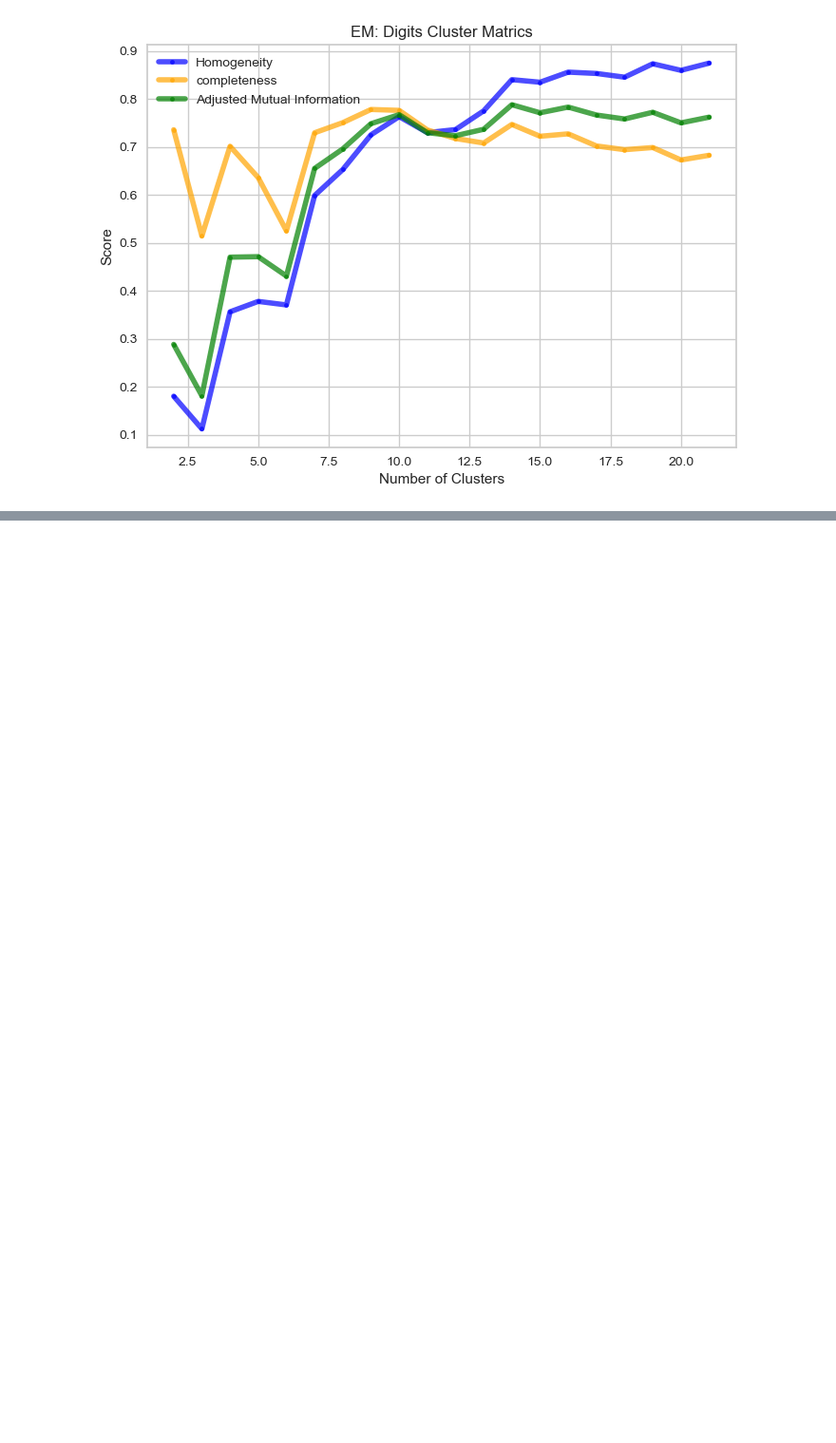
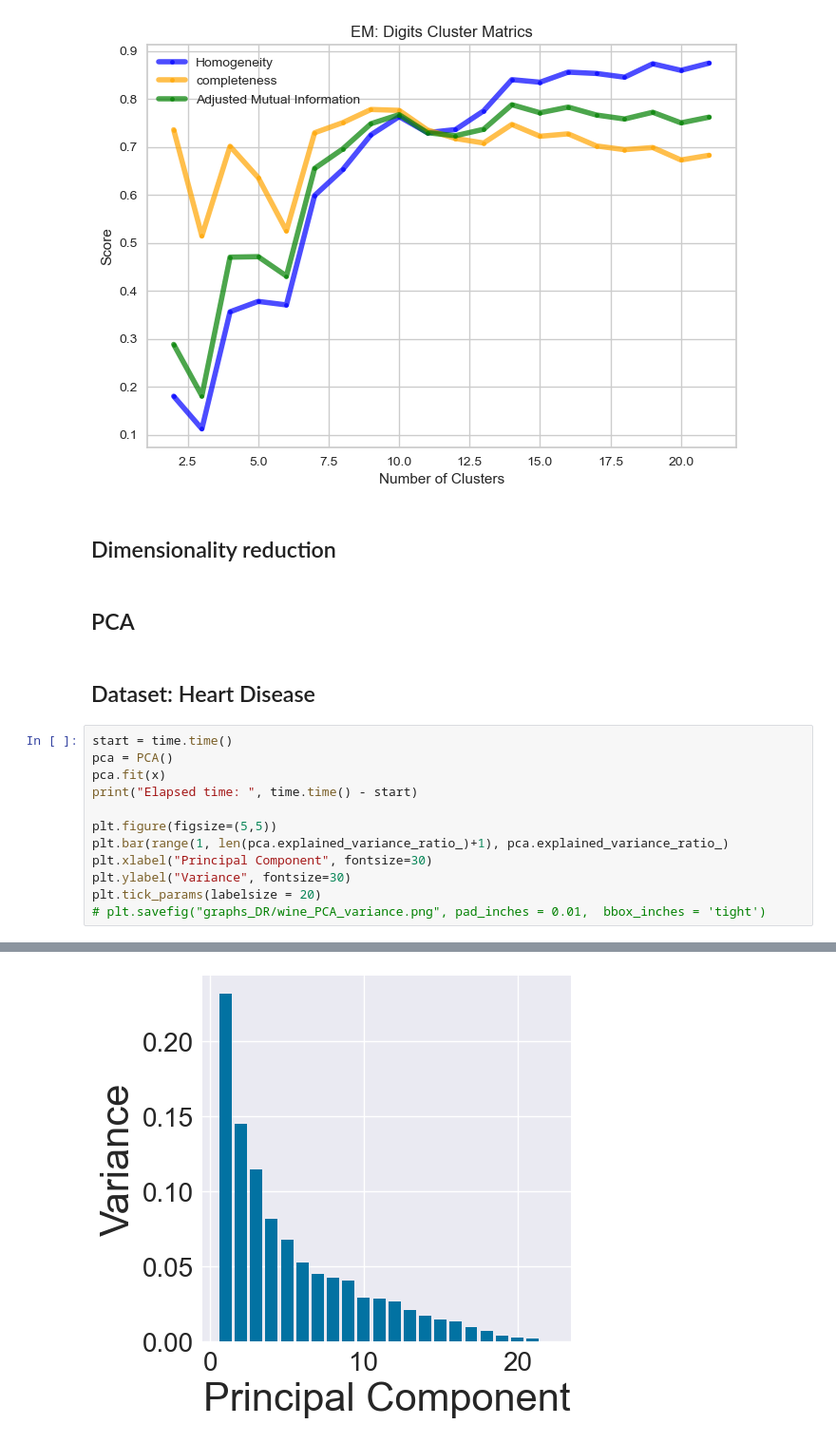
Before and after one commit to Alijafr/ML, a Jupyter notebook: assignment 3/code/Clustering.ipynb, the cells around one changed output, grey strips where cells are left out. Shown at 95% size. Saved outputs shown, nothing was run; the diff lists cells and outputs as text; blank space fills up the shorter version.

```diff
--- a/assignment 3/code/Clustering.ipynb
+++ b/assignment 3/code/Clustering.ipynb
@@ -272,3 +289,22 @@ plt.ylabel("Score")
 # %% [output]
 Text(0, 0.5, 'Score')
 [figure]
+# %% [markdown]
+## Dimensionality reduction
+# %% [markdown]
+## PCA
+# %% [markdown]
+## Dataset: Heart Disease
+# %%
+start = time.time()
+pca = PCA()
+pca.fit(x)
+print("Elapsed time: ", time.time() - start)
+
+plt.figure(figsize=(5,5))
+plt.bar(range(1, len(pca.explained_variance_ratio_)+1), pca.explained_variance_ratio_)
+plt.xlabel("Principal Component", fontsize=30)
+plt.ylabel("Variance", fontsize=30)
+plt.tick_params(labelsize = 20)
+# plt.savefig("graphs_DR/wine_PCA_variance.png", pad_inches = 0.01,  bbox_inches = 'tight')
+# %% [output]
@@ -274,0 +312 @@ Text(0, 0.5, 'Score')
+[figure, added]
```
Also changed, not shown: parts of 11 cells of this notebook.
